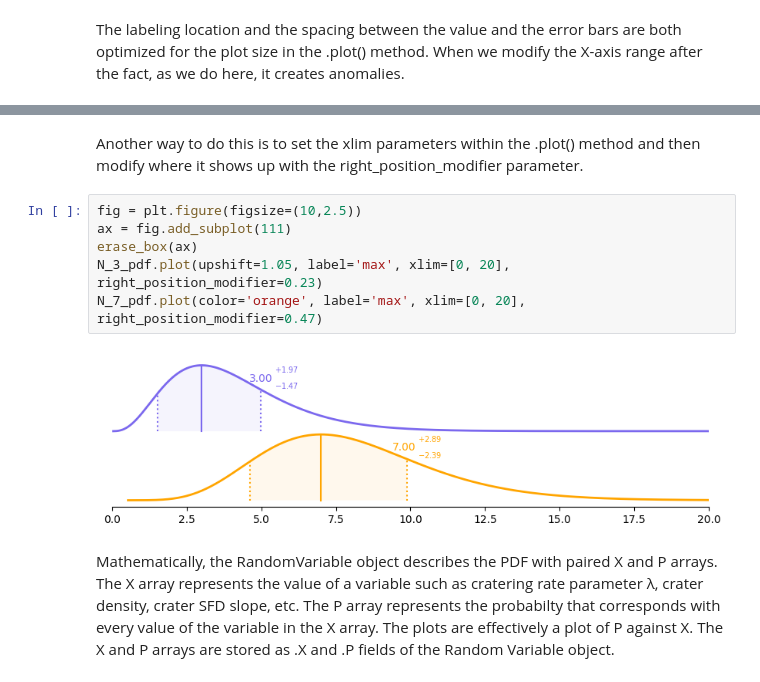
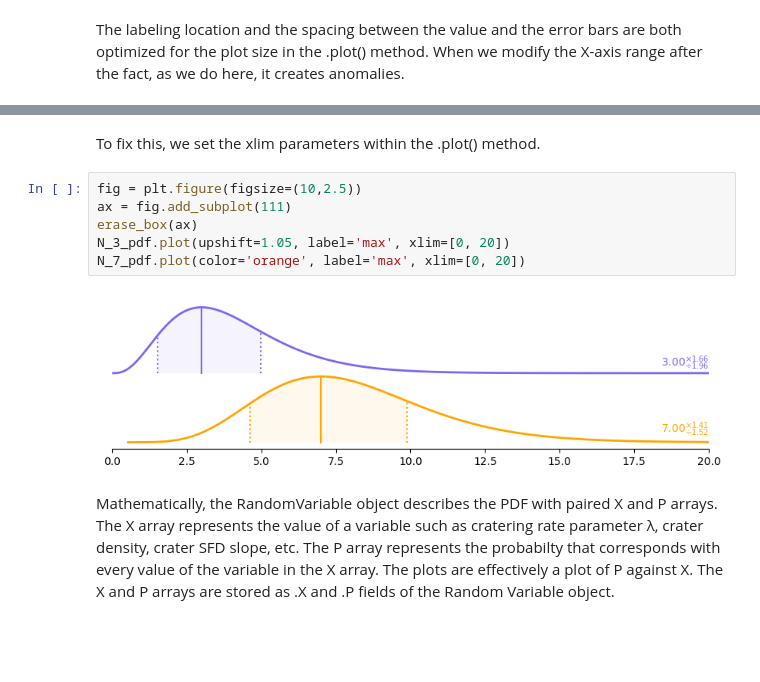
Before and after one commit to samwbell/craterdata, a Jupyter notebook: random_variable_example.ipynb, the cells around one changed output, grey strips where cells are left out. Saved outputs shown, nothing was run; the diff lists cells and outputs as text; blank space fills up the shorter version.

```diff
--- a/random_variable_example.ipynb
+++ b/random_variable_example.ipynb
@@ -143,13 +124,13 @@ erase_box(ax)
 # %% [markdown]
-Another way to do this is to set the xlim parameters within the .plot() method and then modify where it shows up with the right_position_modifier parameter.
+To fix this, we set the xlim parameters within the .plot() method.
 # %%
 fig = plt.figure(figsize=(10,2.5))
 ax = fig.add_subplot(111)
 erase_box(ax)
-N_3_pdf.plot(upshift=1.05, label='max', xlim=[0, 20], right_position_modifier=0.23)
-N_7_pdf.plot(color='orange', label='max', xlim=[0, 20], right_position_modifier=0.47)
+N_3_pdf.plot(upshift=1.05, label='max', xlim=[0, 20])
+N_7_pdf.plot(color='orange', label='max', xlim=[0, 20])
 # %% [output]
-[figure, old version]
+[figure, new version]
 # %% [markdown]
 Mathematically, the RandomVariable object describes the PDF with paired X and P arrays.  The X array represents the value of a variable such as cratering rate parameter λ, crater density, crater SFD slope, etc.  The P array represents the probabilty that corresponds with every value of the variable in the X array.  The plots are effectively a plot of P against X.  The X and P arrays are stored as .X and .P fields of the Random Variable object.
 # %%
```
Also changed, not shown: parts of 10 cells of this notebook, 39 other files.
